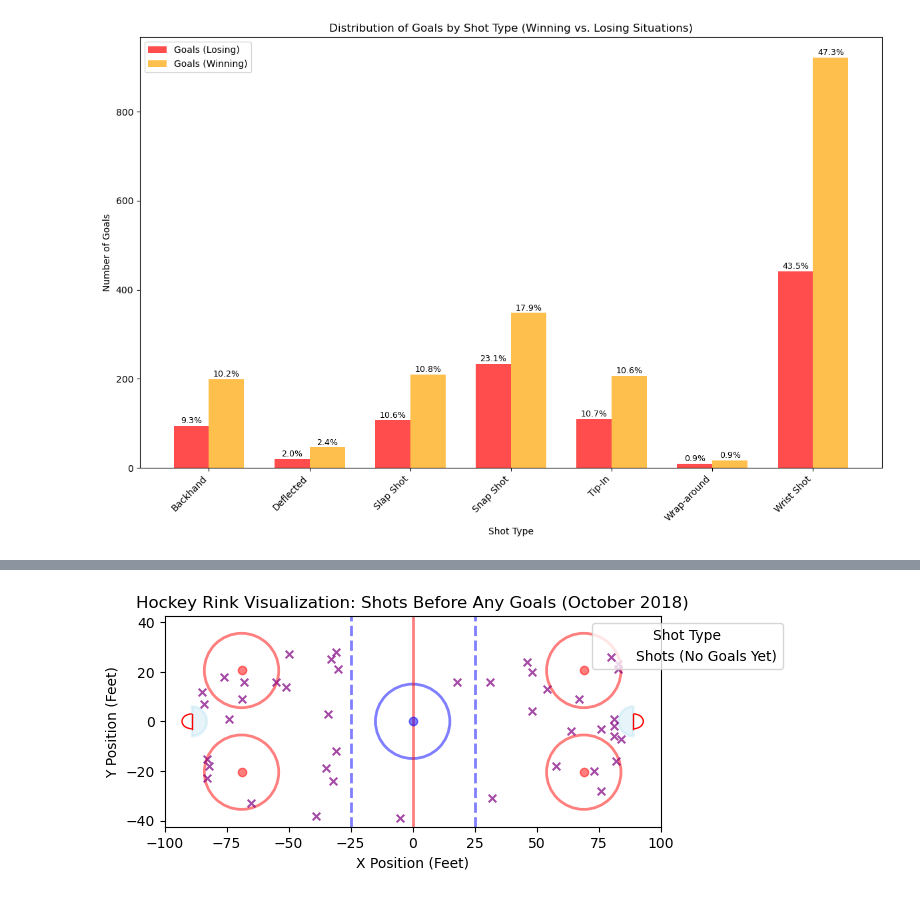
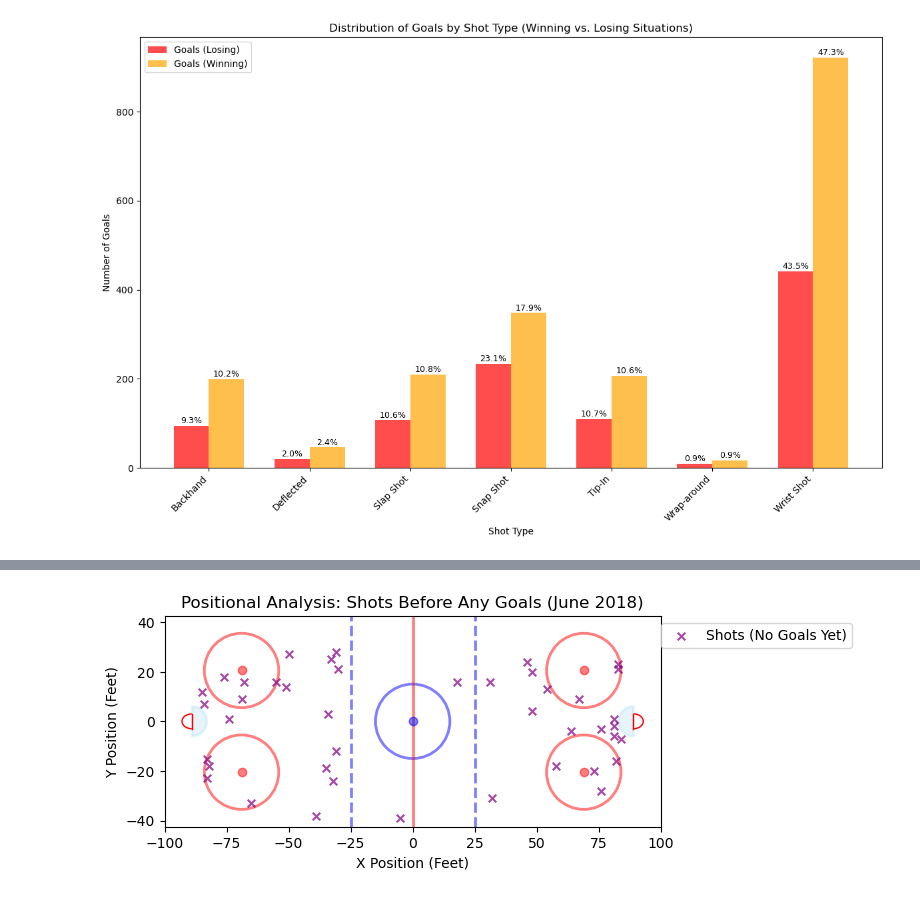
Before and after one commit to mattzirp/pucks_to_the_net, a Jupyter notebook: notebooks/game-situations.ipynb, the cells around one changed output, grey strips where cells are left out. Saved outputs shown, nothing was run; the diff lists cells and outputs as text; code cells hidden in the pictures.

```diff
--- a/notebooks/game-situations.ipynb
+++ b/notebooks/game-situations.ipynb
@@ -408,31 +355,29 @@ plt.show()
 # %%
-# Shots
-
-# Filter shots when goals_home == 0 and goals_away == 0 during October 2018
+# Filter shots when goals_home == 0 and goals_away == 0 during June 2018
 shots_no_goals_june_2018 = game_plays[
     (game_plays['event'] == 'Shot') &
     (game_plays['goals_home'] == 0) &
     (game_plays['goals_away'] == 0) &
     (game_plays['dateTime'].dt.year == 2018) &
     (game_plays['dateTime'].dt.month == 6)
 ]
 
 # Set up the plot
 ax = plt.gca()
 
 # Draw the rink at current axes using the custom function
 draw_rink(ax)
 
 # Scatter plot for shots when no goals have been scored
 ax.scatter(shots_no_goals_june_2018['x'],
            shots_no_goals_june_2018['y'],
            color='purple', marker='x', s=30, label='Shots (No Goals Yet)', alpha=0.7)
 
 # Labels and legend
-plt.title("Hockey Rink Visualization: Shots Before Any Goals (October 2018)")
+plt.title("Positional Analysis: Shots Before Any Goals (June 2018)")
 plt.xlabel("X Position (Feet)")
 plt.ylabel("Y Position (Feet)")
-plt.legend(title='Shot Type', loc='upper right', bbox_to_anchor=(1.26, 1))
+plt.legend(title='', loc='upper right', bbox_to_anchor=(1.4, 1))
 plt.show()
 # %% [output]
-[figure, old version]
+[figure, new version]
```
Also changed, not shown: parts of 27 cells of this notebook.
